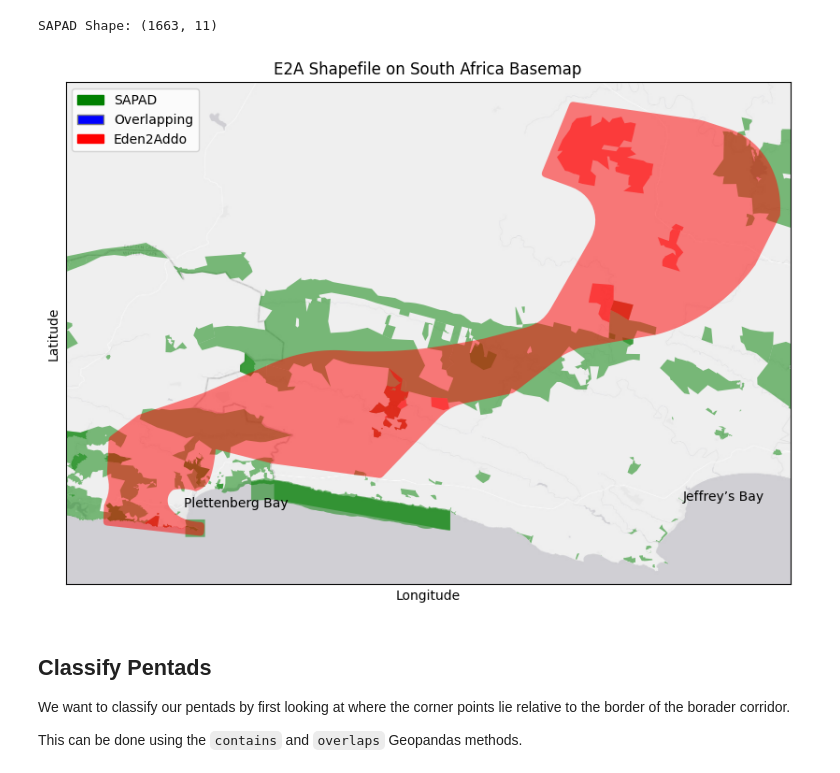
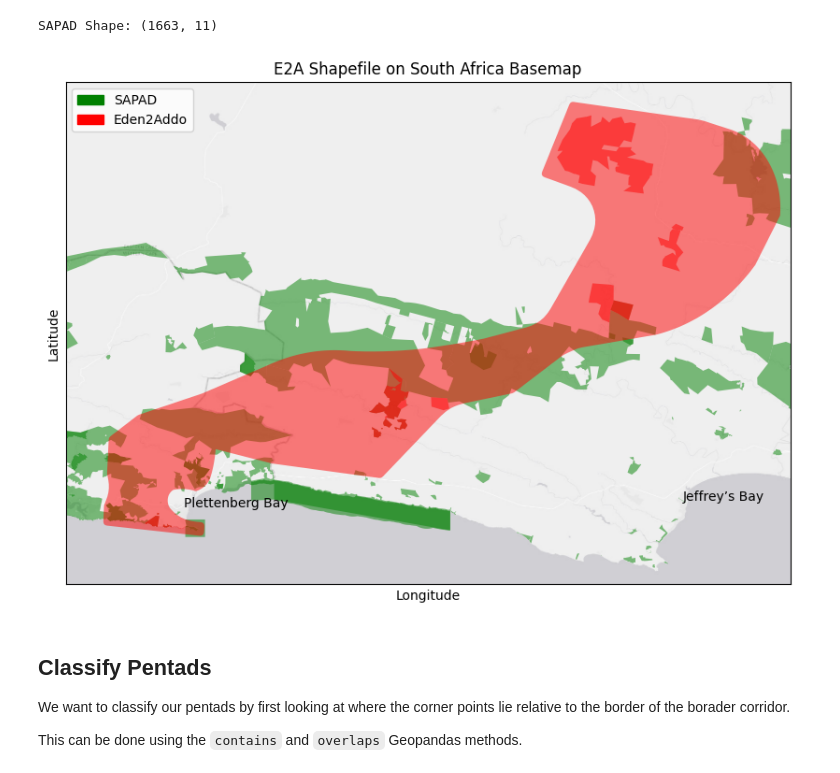
Before and after one commit to jardunn/ForTheBirds-EdenToAddo, a Jupyter notebook: forTheBirds_E2A.ipynb, the cells around one changed output. Saved outputs shown, nothing was run; the diff lists cells and outputs as text; code cells hidden in the pictures.

```diff
--- a/forTheBirds_E2A.ipynb
+++ b/forTheBirds_E2A.ipynb
@@ -93,35 +94,35 @@ max_lon, max_lat = 25.25, -32.95#30, -20#25.25, -32.95 # approximate max longitu
 fig, ax = plt.subplots(figsize=(10, 10))
 m = Basemap(llcrnrlon=min_lon, llcrnrlat=min_lat, urcrnrlon=max_lon, urcrnrlat=max_lat, resolution='i', projection='merc', epsg= 4326, ax=ax)
 m.arcgisimage(service='Canvas/World_Light_Gray_Base', xpixels=1000, verbose=False)  # Use ArcGIS image for better basemap
 
 # Add coastlines and other map features
 #m.drawcoastlines()
 #m.drawcountries()
 #m.drawmapboundary(fill_color='aqua')
 #m.fillcontinents()
 
 # Plot the e2a_shape_df data on the basemap
 SAPAD_shape_df.plot(ax=ax, color='green', alpha=0.5) # Plot the shapefile
 e2a_shape_df.plot(ax=ax, color='red', alpha=0.5) # Plot the shapefile
 #pentad_gdf[pentad_gdf.pentad == '3345_2350'].plot(ax=ax, color='green')
 #pentad_gdf[pentad_gdf.pentad == '3355_2350'].plot(ax=ax, color='blue')
 #pentad_gdf[pentad_gdf.pentad == '3400_2350'].plot(ax=ax, color='orange')
 
 addPlaceNames(town_names, (min_lon, min_lat), (max_lon, max_lat))
 
 # Add a title and labels
 plt.title('E2A Shapefile on South Africa Basemap')
 plt.xlabel('Longitude')
 plt.ylabel('Latitude')
 
 import matplotlib.patches as mpatches
 green_patch = mpatches.Patch(color='green', label='SAPAD')
 red_patch = mpatches.Patch(color='red', label='Eden2Addo')
-plt.legend(handles=[green_patch, blue_patch, red_patch], loc='upper left')
+plt.legend(handles=[green_patch, red_patch], loc='upper left')
 
 plt.show()
 # %% [output]
-[figure, old version]
+[figure, new version]
 # %% [markdown]
 ## Classify Pentads
 We want to classify our pentads by first looking at where the corner points lie relative to the border of the borader corridor.
```
Also changed, not shown: parts of 19 cells of this notebook.
